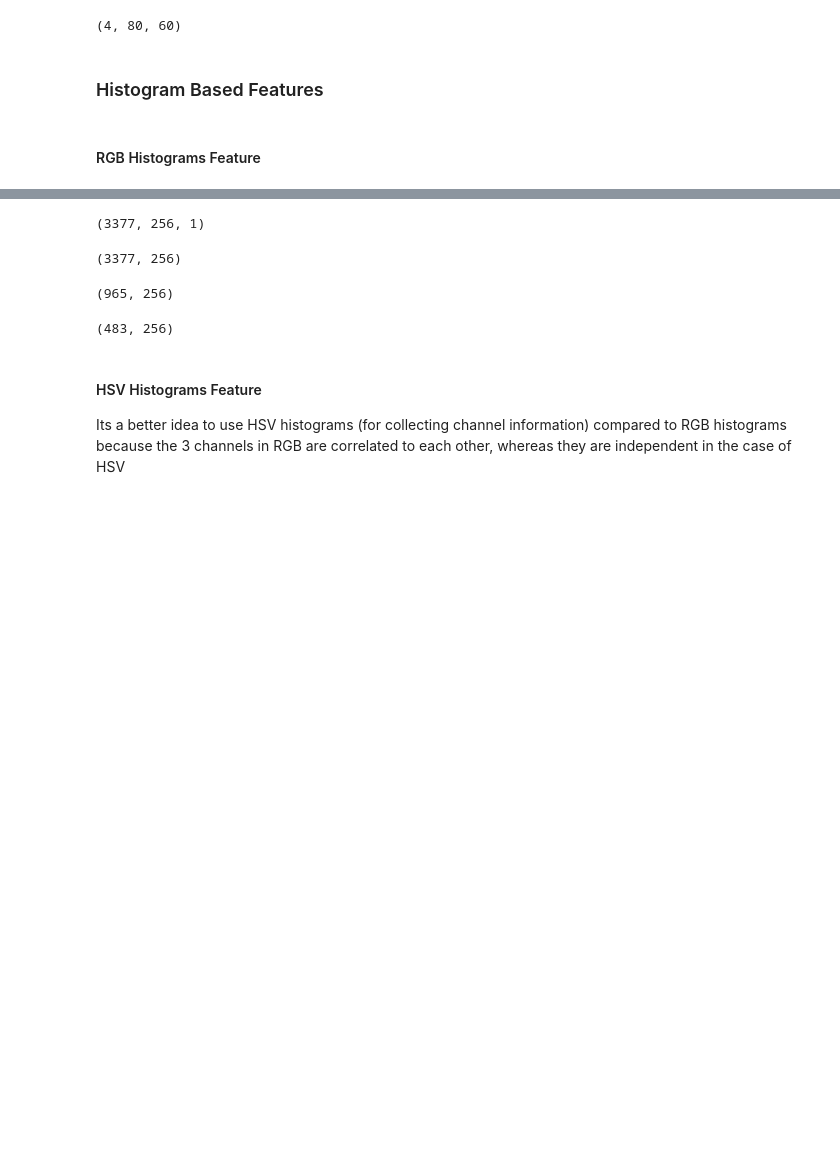
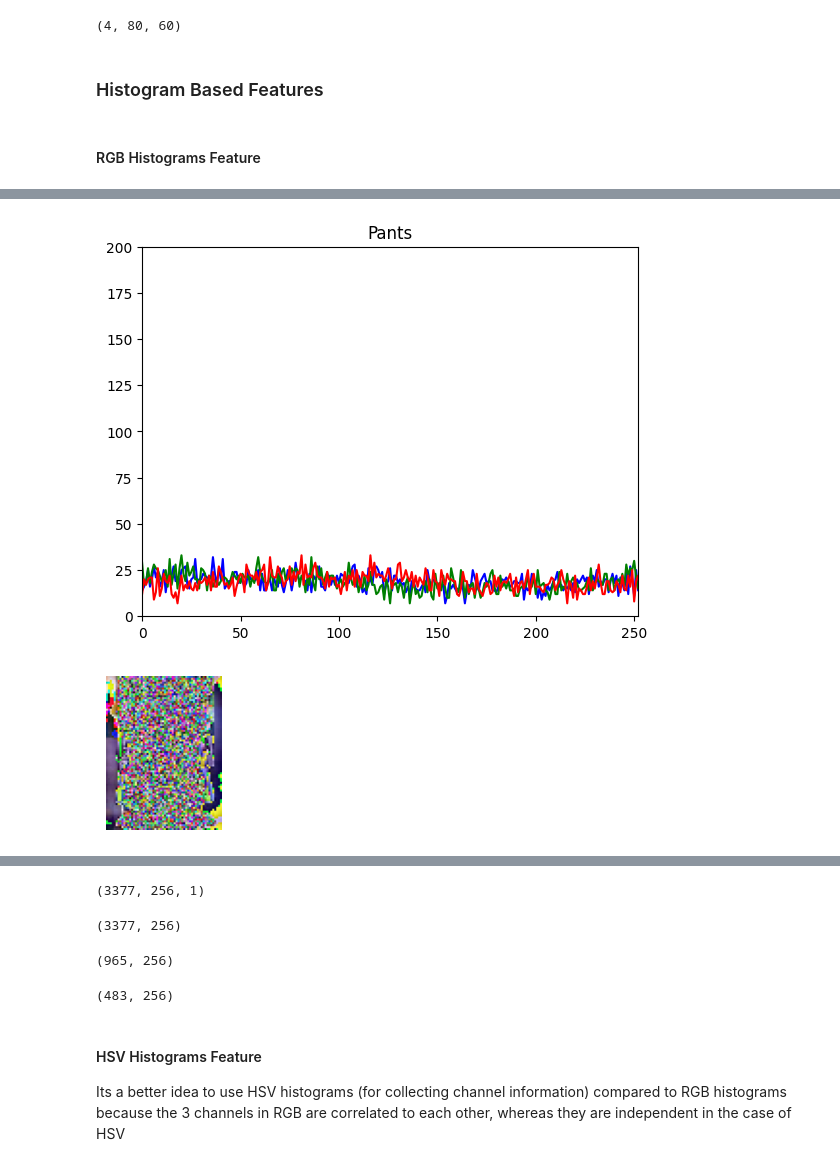
Before and after one commit to W281/W281-FashionClassification, a Jupyter notebook: Final_Project_W281_Shaz.ipynb, the cells around one changed output, grey strips where cells are left out. Cells and saved outputs as stored; diff of their text form; code cells hidden in the pictures; blank space fills up the shorter version.

```diff
--- a/Final_Project_W281_Shaz.ipynb
+++ b/Final_Project_W281_Shaz.ipynb
@@ -1126,3 +1153,13 @@ print_img(df['image'][df["articleType"]=="Pants"].iloc[pant_idx])
+# %%
+# plot individual pant - cherry pick a sample image and validate RBG intensity matches image
+pant_idx = 1
+rbg_hist_df_pants = rgb_hist_feature(np.sum(df['image'][df["articleType"]=="Pants"]),
+                                     label="Pants")
+print()
+print_img(np.sum(df['image'][df["articleType"]=="Pants"]))
+# %% [output]
+[figure, added]
+[figure, added]
 # %%
 # plot individual tshirt - cherry pick a sample image and validate RBG intensity matches image
 tshirt_idx = 15
```
Also changed, not shown: parts of 63 cells of this notebook.
